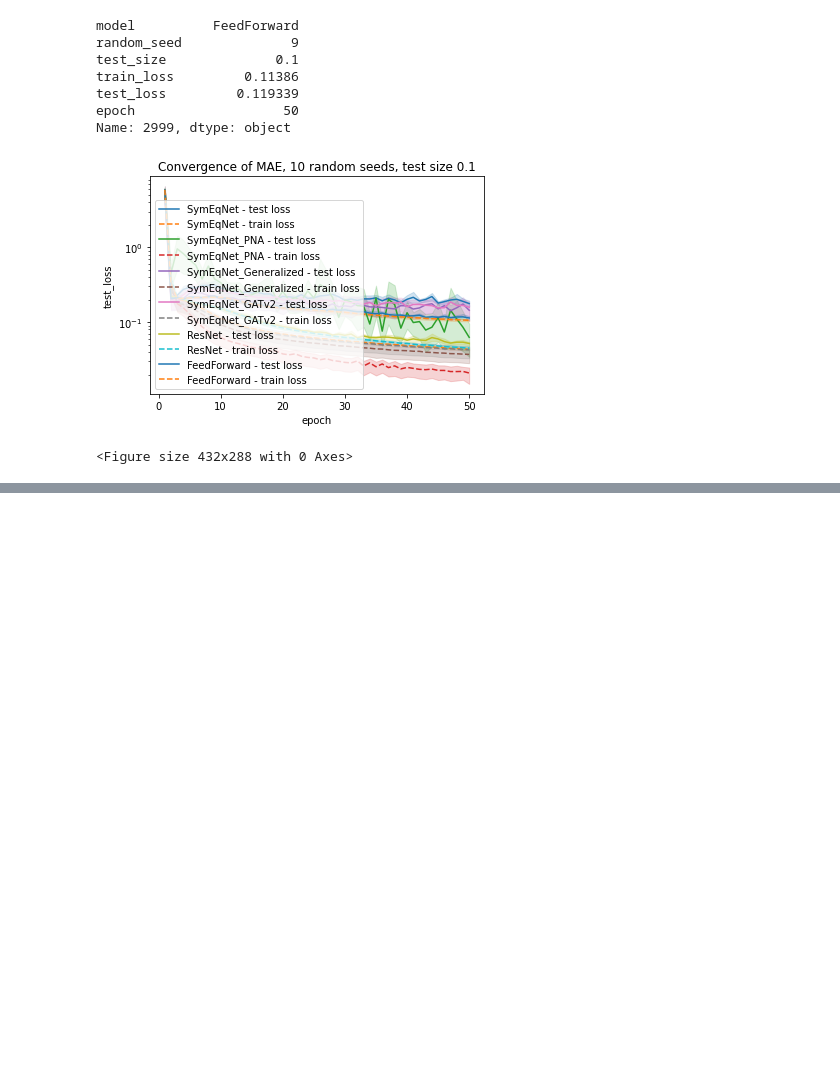
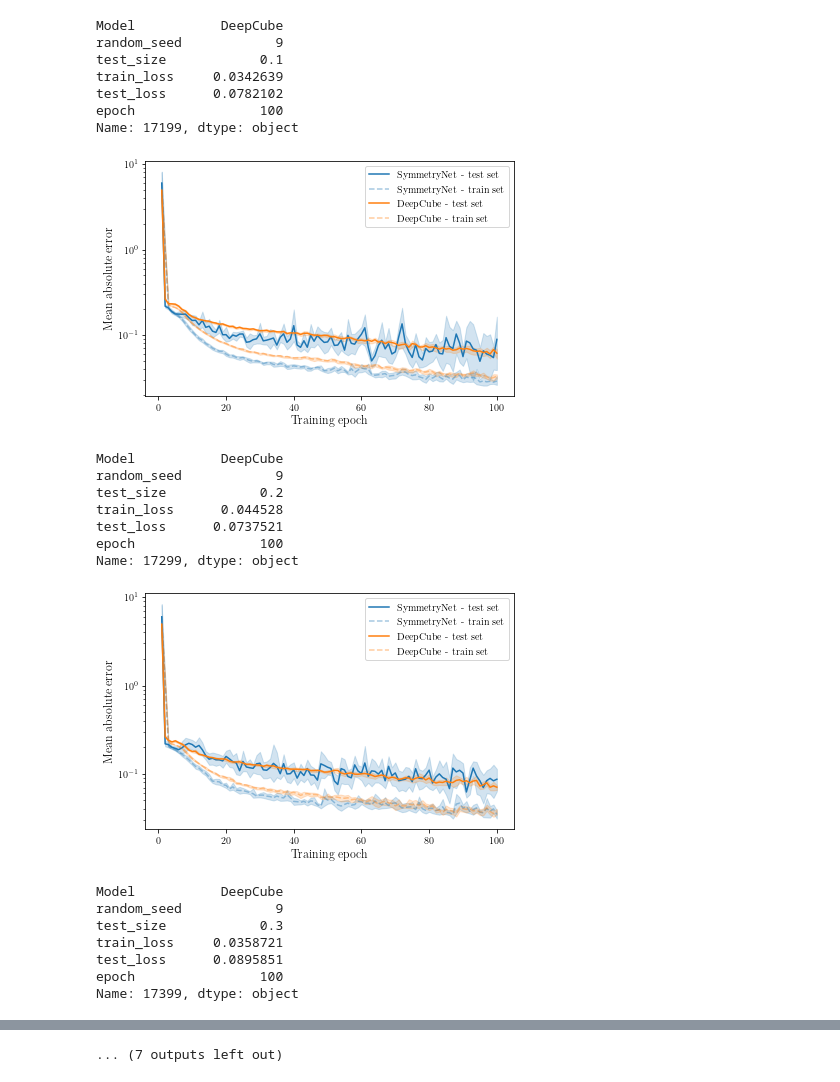
Before and after one commit to martin-krutsky/rubik-dl-symmetries, a Jupyter notebook: analyzeResults.ipynb, the cells around one changed output, grey strips where cells are left out. Cells and saved outputs as stored; diff of their text form; code cells hidden in the pictures; blank space fills up the shorter version.

```diff
--- a/analyzeResults.ipynb
+++ b/analyzeResults.ipynb
@@ -123,8 +146,10 @@ for model in models:
             train_loss_ls.append(mean_train_losses_dict[model][ts][rs][epoch])
             test_loss_ls.append(mean_test_losses_dict[model][ts][rs][epoch])
             epochs.append(epoch+1)
+# %%
+model_label_dict = {'SymEqNet': 'SymmetryNet', 'ResNet': 'DeepCube', 'SymEqNet_adv': 'SymmetryNet', 'ResNet_adv': 'DeepCube'}
 # %%
-df = pd.DataFrame({'model': model_ls, 'random_seed': random_seed_ls, 'test_size': test_size_ls, 'train_loss': train_loss_ls, 'test_loss': test_loss_ls, 'epoch': epochs})
+df = pd.DataFrame({'Model': list(map(lambda x: model_label_dict[x], model_ls)), 'random_seed': random_seed_ls, 'test_size': test_size_ls, 'train_loss': train_loss_ls, 'test_loss': test_loss_ls, 'epoch': epochs})
 print(df[['random_seed', 'train_loss']].groupby('random_seed').last())
 df.head()
 # %% [output]
@@ -153,10 +178,16 @@ for test_size in test_sizes:
     df_test_size = df[(df['test_size'] == test_size)] # & (df['epoch'] % 10 == 0)]
     display(df_test_size.head())
     print(len(df_test_size.index))
-    sns.lineplot(data=df_test_size, x="epoch", y="train_loss", hue="model")
-    plt.title(f'Convergence of MAE on train set, 10 random seeds, test size {test_size:0.1f}')
+    sns.lineplot(data=df_test_size, x="epoch", y="train_loss", hue="Model")
+#     plt.title(f'Convergence of MAE on train set, 10 random seeds, test size {test_size:0.1f}', fontsize=14)
+    plt.title('')
     plt.yscale('log')
+    plt.xlabel('Training epoch', fontsize=12)
+    plt.ylabel('Mean absolute error', fontsize=12)
+    plt.legend(title='')
+    plt.tight_layout()
     plt.savefig(f'imgs/convergence/{DATASET}/train/train_conv_testsize_{test_size:0.1f}.png', dpi=100)
+    plt.savefig(f'imgs/convergence/{DATASET}/train/train_conv_testsize_{test_size:0.1f}.pdf', format='pdf')
     plt.show()
     plt.cla()
     plt.clf()
@@ -174,10 +229,16 @@ for test_size in test_sizes:
 for test_size in test_sizes:
     df_test_size = df[(df['test_size'] == test_size)]  # & (df['epoch'] % 10 == 0)]
     print(df_test_size.iloc[-1])
-    sns.lineplot(data=df_test_size, x="epoch", y="test_loss", hue="model")
-    plt.title(f'Convergence of MAE on test set, 10 random seeds, test size {test_size:0.1f}')
+    sns.lineplot(data=df_test_size, x="epoch", y="test_loss", hue="Model")
+#     plt.title(f'Convergence of MAE on test set, 10 random seeds, test size {test_size:0.1f}', fontsize=14)
+    plt.title('')
     plt.yscale('log')
+    plt.xlabel('Training epoch', fontsize=12)
+    plt.ylabel('Mean absolute error', fontsize=12)
+    plt.legend(title='')
+    plt.tight_layout()
     plt.savefig(f'imgs/convergence/{DATASET}/test/test_conv_testsize_{test_size:0.1f}.png', dpi=100)
+    plt.savefig(f'imgs/convergence/{DATASET}/test/test_conv_testsize_{test_size:0.1f}.pdf', format='pdf')
     plt.show()
     plt.cla()
     plt.clf()
@@ -194,23 +295,47 @@ Name: 2999, dtype: object
 # %%
+# colors = ['blue', 'orange']
+colors = sns.color_palette()[:len(models)]
 for test_size in test_sizes:
     df_test_size = df[(df['test_size'] == test_size)] # & (df['epoch'] % 10 == 0)]
     print(df_test_size.iloc[-1])
-    for model in models:
-        sns.lineplot(data=df_test_size[df_test_size['model'] == model], x="epoch", y="test_loss", label=f"{model} - test loss")
-        sns.lineplot(data=df_test_size[df_test_size['model'] == model], x="epoch", y="train_loss", label=f"{model} - train loss", linestyle='--')
-    plt.title(f'Convergence of MAE, 10 random seeds, test size {test_size:0.1f}')
+    for q, model in enumerate(models):
+        sns.lineplot(data=df_test_size[df_test_size['Model'] == model_label_dict[model]], x="epoch", y="test_loss",
+                     label=f"{model_label_dict[model]} - test set", color=colors[q])
+        sns.lineplot(data=df_test_size[df_test_size['Model'] == model_label_dict[model]], x="epoch", y="train_loss",
+                     label=f"{model_label_dict[model]} - train set", linestyle='--', color=colors[q], alpha=0.4)
+#     plt.title(f'Convergence of MAE, 10 random seeds, test size {test_size:0.1f}', fontsize=14)
+    plt.title('')
     plt.yscale('log')
+    plt.xlabel('Training epoch', fontsize=12)
+    plt.ylabel('Mean absolute error', fontsize=12)
+    plt.legend(title='')
+    plt.tight_layout()
     plt.savefig(f'imgs/convergence/{DATASET}/train_test_combined/train_test_conv_testsize_{test_size:0.1f}.png', dpi=100)
+    plt.savefig(f'imgs/convergence/{DATASET}/train_test_combined/train_test_conv_testsize_{test_size:0.1f}.pdf', format='pdf')
     plt.show()
     plt.cla()
     plt.clf()
 # %% [output]
-model          FeedForward
-random_seed              9
-test_size              0.1
-train_loss         0.11386
-test_loss         0.119339
-epoch                   50
-Name: 2999, dtype: object
+Model           DeepCube
+random_seed            9
+test_size            0.1
+train_loss     0.0342639
+test_loss      0.0782102
+epoch                100
+Name: 17199, dtype: object
-[figure, old version]
+[figure, new version]
-<Figure size 432x288 with 0 Axes>
+Model           DeepCube
+random_seed            9
+test_size            0.2
+train_loss      0.044528
+test_loss      0.0737521
+epoch                100
+Name: 17299, dtype: object
+[figure, added]
+Model           DeepCube
+random_seed            9
+test_size            0.3
+train_loss     0.0358721
+test_loss      0.0895851
+epoch                100
+Name: 17399, dtype: object
@@ -217,3 +367,4 @@ Name: 2999, dtype: object
+... (7 outputs left out)
 # %%
 model_ls, means, test_size_ls = [], [], []
 
```
Also changed, not shown: parts of 55 cells of this notebook, 14 other files.
